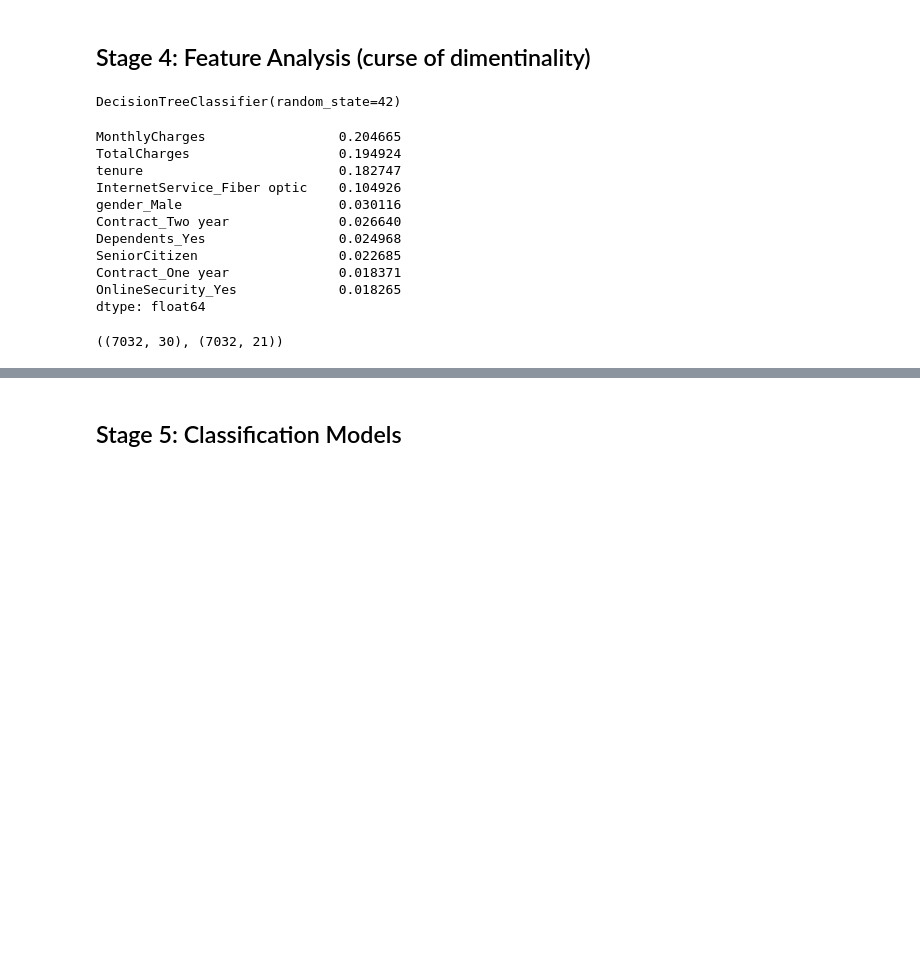
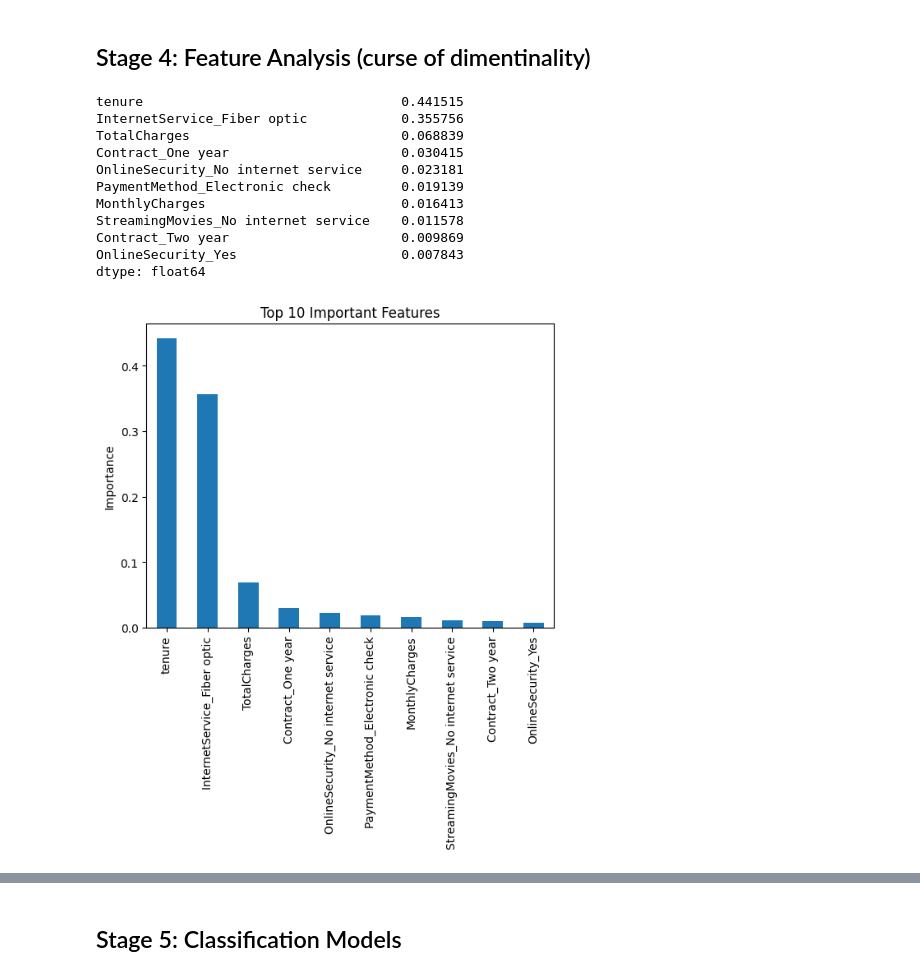
Before and after one commit to nuhaa-h/customer-churn-prediction-ml, a Jupyter notebook: notebooks/churn_prediction.ipynb, the cells around one changed output, grey strips where cells are left out. Saved outputs shown, nothing was run; the diff lists cells and outputs as text; code cells hidden in the pictures; blank space fills up the shorter version.

```diff
--- a/notebooks/churn_prediction.ipynb
+++ b/notebooks/churn_prediction.ipynb
@@ -70,36 +142,39 @@ plt.show()
 # %% [markdown]
 ## Stage 4: Feature Analysis (curse of dimentinality)
 # %%
-from sklearn.tree import DecisionTreeClassifier
+X = df.drop("Churn_Yes", axis=1)
+y = df["Churn_Yes"]
 
-model_dt_temp = DecisionTreeClassifier(random_state=42)
+X_train, X_test, y_train, y_test = train_test_split(
+    X, y,
+    test_size=0.30,
+    random_state=42
+)
+
+model_dt_temp = DecisionTreeClassifier(max_depth=5, random_state=42)
 model_dt_temp.fit(X_train, y_train)
+
+importance = pd.Series(
+    model_dt_temp.feature_importances_,
+    index=X.columns
+).sort_values(ascending=False)
+
+print(importance.head(10))
+
+importance.head(10).plot(kind="bar")
+plt.title("Top 10 Important Features")
+plt.ylabel("Importance")
+plt.show()
 # %% [output]
-DecisionTreeClassifier(random_state=42)
+tenure                                 0.441515
+InternetService_Fiber optic            0.355756
+TotalCharges                           0.068839
+Contract_One year                      0.030415
+OnlineSecurity_No internet service     0.023181
+PaymentMethod_Electronic check         0.019139
+MonthlyCharges                         0.016413
+StreamingMovies_No internet service    0.011578
+Contract_Two year                      0.009869
+OnlineSecurity_Yes                     0.007843
+dtype: float64
+[figure, added]
-# %%
-feature_importance = pd.Series(
-    model_dt_temp.feature_importances_,
-    index=X.columns
-).sort_values(ascending=False)
-
-feature_importance.head(10)
-# %% [output]
-MonthlyCharges                 0.204665
-TotalCharges                   0.194924
-tenure                         0.182747
-InternetService_Fiber optic    0.104926
-gender_Male                    0.030116
-Contract_Two year              0.026640
-Dependents_Yes                 0.024968
-SeniorCitizen                  0.022685
-Contract_One year              0.018371
-OnlineSecurity_Yes             0.018265
-dtype: float64
-# %%
-low_importance = feature_importance[feature_importance < 0.01].index
-
-X_reduced = X.drop(columns=low_importance)
-
-X.shape, X_reduced.shape
-# %% [output]
-((7032, 30), (7032, 21))
```
Also changed, not shown: parts of 10 cells of this notebook.
